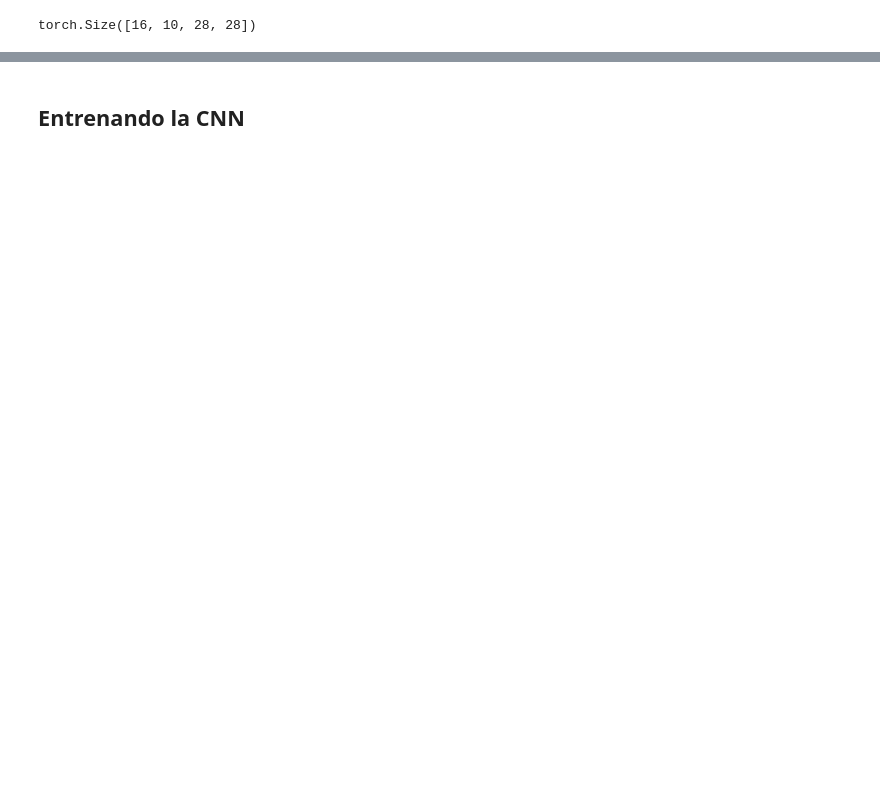
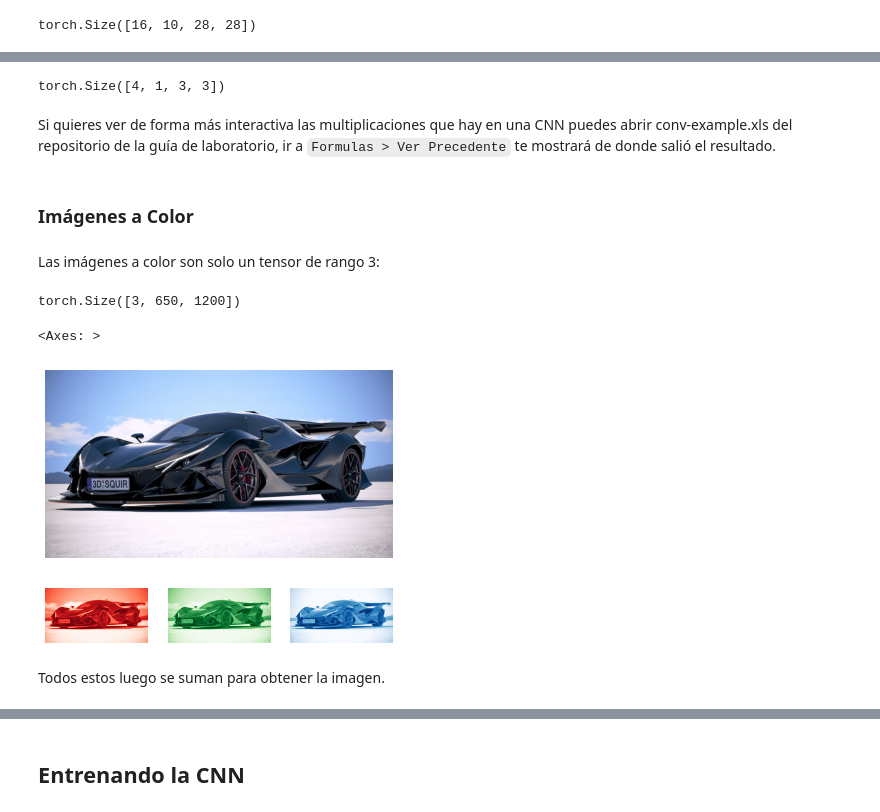
Before and after one commit to juanrv/guias-laboratorio-estructas-de-datos-IA, a Jupyter notebook: Guía laboratorio - CNN.ipynb, the cells around one changed output, grey strips where cells are left out. Cells and saved outputs as stored; diff of their text form; code cells hidden in the pictures; blank space fills up the shorter version.

Commit message:
Teoría Terminada
Terminada la teoría de la guía de laboratorio.

```diff
--- a/Guía laboratorio - CNN.ipynb
+++ b/Guía laboratorio - CNN.ipynb
@@ -1173,0 +1361,29 @@ def conv(ni, nf, ks=3, stride=2, act=True):
+# %%
+conv1 = simple_cnn[0][0]
+conv1.weight.shape
+# %% [output]
+torch.Size([4, 1, 3, 3])
+# %% [markdown]
+Si quieres ver de forma más interactiva las multiplicaciones que hay en una CNN puedes abrir conv-example.xls del repositorio de la guía de laboratorio, ir a `Formulas > Ver Precedente` te mostrará de donde salió el resultado.
+# %% [markdown]
+### Imágenes a Color
+# %% [markdown]
+Las imágenes a color son solo un tensor de rango 3:
+# %%
+from torchvision.io import read_image
+im = read_image('images/AIEmozione.jpg')
+im.shape
+# %% [output]
+torch.Size([3, 650, 1200])
+# %%
+show_image(im.permute(1,2,0))
+# %% [output]
+<Axes: >
+[figure, added]
+# %%
+_,axis = plt.subplots(1,3)
+for car, ax, color in zip(im, axis, ('Reds', 'Greens', 'Blues')): show_image(255-car, ax = ax, cmap=color)
+# %% [output]
+[figure, added]
+# %% [markdown]
+Todos estos luego se suman para obtener la imagen.
```
Also changed, not shown: parts of 83 cells of this notebook, 7 other files.
